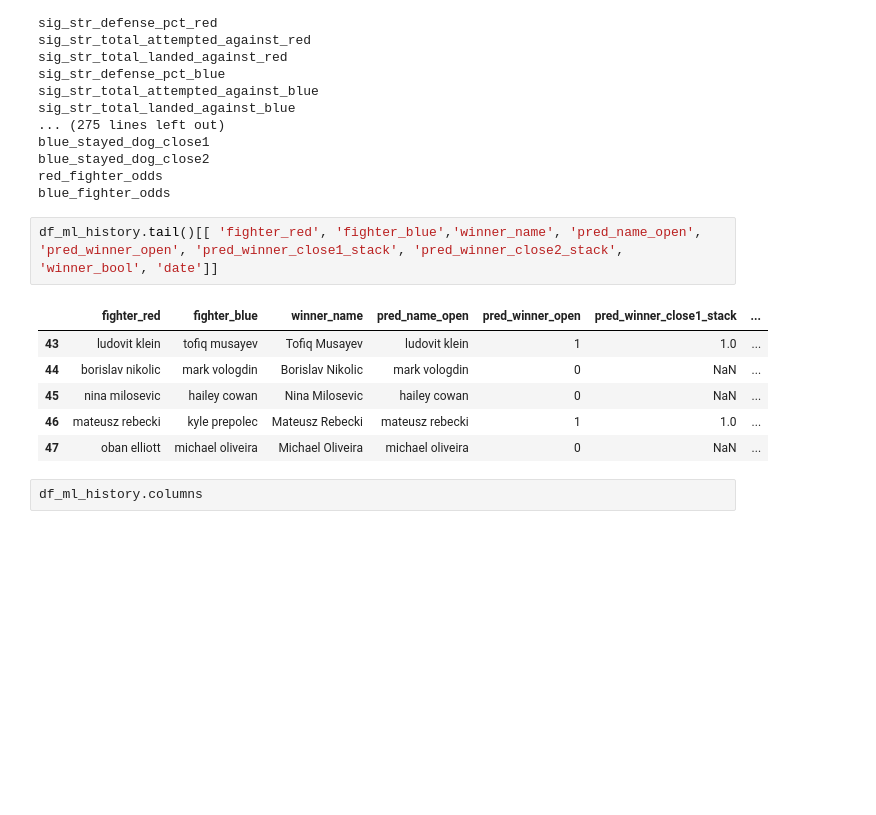
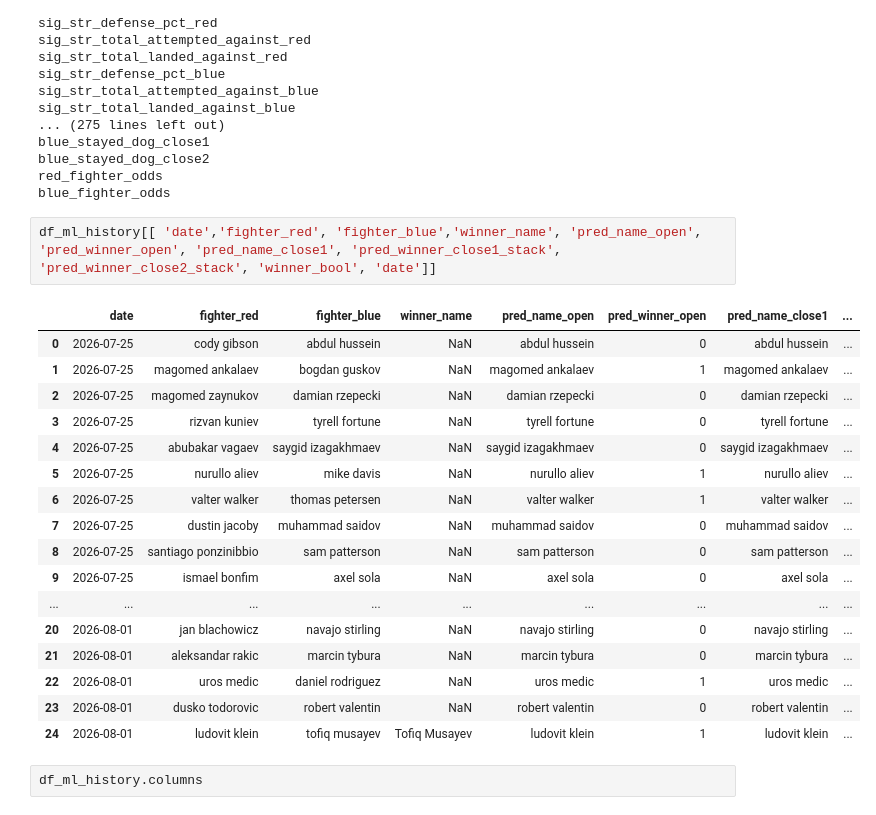
Before and after one commit to jcmarkowicz/sports_betting, a Jupyter notebook: UpcomingPicks/test_nbs/upcoming_picks.ipynb, the cells around one changed output. Saved outputs shown, nothing was run; the diff lists cells and outputs as text; blank space fills up the shorter version.

```diff
--- a/UpcomingPicks/test_nbs/upcoming_picks.ipynb
+++ b/UpcomingPicks/test_nbs/upcoming_picks.ipynb
@@ -47,14 +47,25 @@ blue_stayed_dog_close2
 red_fighter_odds
 blue_fighter_odds
 # %%
-df_ml_history.tail()[[ 'fighter_red', 'fighter_blue','winner_name', 'pred_name_open', 'pred_winner_open', 'pred_winner_close1_stack', 'pred_winner_close2_stack', 'winner_bool', 'date']]
+df_ml_history[[ 'date','fighter_red', 'fighter_blue','winner_name', 'pred_name_open', 'pred_winner_open', 'pred_name_close1', 'pred_winner_close1_stack', 'pred_winner_close2_stack', 'winner_bool', 'date']]
 # %% [output]
-|  | fighter_red | fighter_blue | winner_name | pred_name_open | pred_winner_open | pred_winner_close1_stack | ... |
-| 43 | ludovit klein | tofiq musayev | Tofiq Musayev | ludovit klein | 1 | 1.0 | ... |
-| 44 | borislav nikolic | mark vologdin | Borislav Nikolic | mark vologdin | 0 | NaN | ... |
-| 45 | nina milosevic | hailey cowan | Nina Milosevic | hailey cowan | 0 | NaN | ... |
-| 46 | mateusz rebecki | kyle prepolec | Mateusz Rebecki | mateusz rebecki | 1 | 1.0 | ... |
-| 47 | oban elliott | michael oliveira | Michael Oliveira | michael oliveira | 0 | NaN | ... |
+|  | date | fighter_red | fighter_blue | winner_name | pred_name_open | pred_winner_open | pred_name_close1 | ... |
+| 0 | 2026-07-25 | cody gibson | abdul hussein | NaN | abdul hussein | 0 | abdul hussein | ... |
+| 1 | 2026-07-25 | magomed ankalaev | bogdan guskov | NaN | magomed ankalaev | 1 | magomed ankalaev | ... |
+| 2 | 2026-07-25 | magomed zaynukov | damian rzepecki | NaN | damian rzepecki | 0 | damian rzepecki | ... |
+| 3 | 2026-07-25 | rizvan kuniev | tyrell fortune | NaN | tyrell fortune | 0 | tyrell fortune | ... |
+| 4 | 2026-07-25 | abubakar vagaev | saygid izagakhmaev | NaN | saygid izagakhmaev | 0 | saygid izagakhmaev | ... |
+| 5 | 2026-07-25 | nurullo aliev | mike davis | NaN | nurullo aliev | 1 | nurullo aliev | ... |
+| 6 | 2026-07-25 | valter walker | thomas petersen | NaN | valter walker | 1 | valter walker | ... |
+| 7 | 2026-07-25 | dustin jacoby | muhammad saidov | NaN | muhammad saidov | 0 | muhammad saidov | ... |
+| 8 | 2026-07-25 | santiago ponzinibbio | sam patterson | NaN | sam patterson | 0 | sam patterson | ... |
+| 9 | 2026-07-25 | ismael bonfim | axel sola | NaN | axel sola | 0 | axel sola | ... |
+| ... | ... | ... | ... | ... | ... | ... | ... | ... |
+| 20 | 2026-08-01 | jan blachowicz | navajo stirling | NaN | navajo stirling | 0 | navajo stirling | ... |
+| 21 | 2026-08-01 | aleksandar rakic | marcin tybura | NaN | marcin tybura | 0 | marcin tybura | ... |
+| 22 | 2026-08-01 | uros medic | daniel rodriguez | NaN | uros medic | 1 | uros medic | ... |
+| 23 | 2026-08-01 | dusko todorovic | robert valentin | NaN | robert valentin | 0 | robert valentin | ... |
+| 24 | 2026-08-01 | ludovit klein | tofiq musayev | Tofiq Musayev | ludovit klein | 1 | ludovit klein | ... |
 # %%
 df_ml_history.columns
 # %% [output]
```
Also changed, not shown: parts of 3 cells of this notebook, 2 other files.
